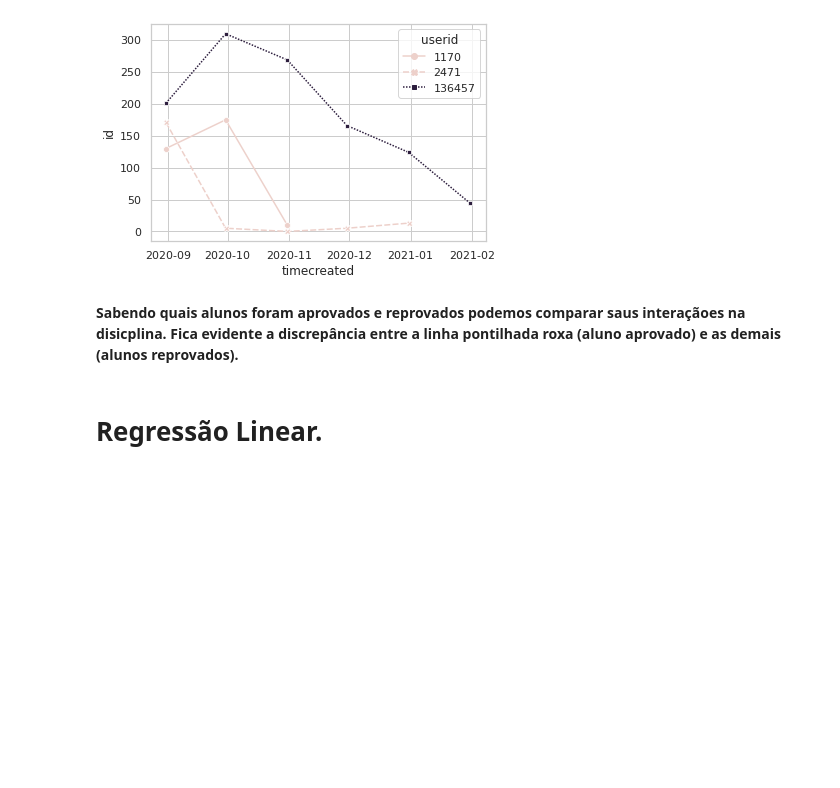
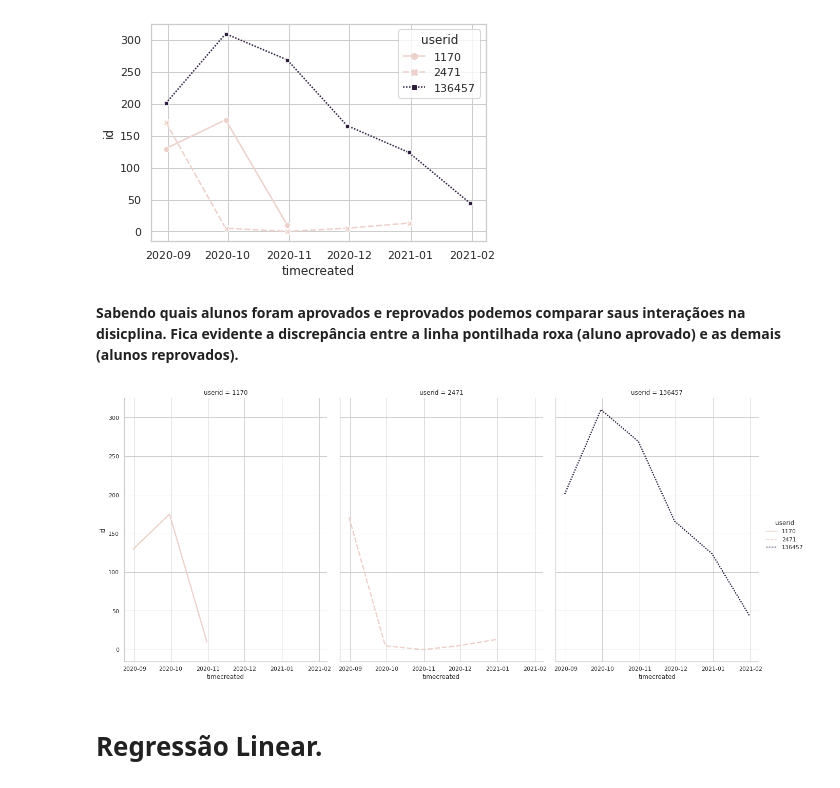
Before and after one commit to atp/edisc-analytics, a Jupyter notebook: Analise_de_Engajamento2.ipynb, the cells around one changed output. Drawn from its saved outputs; the diff is of its cells as text; code cells hidden in the pictures; blank space fills up the shorter version.

```diff
--- a/Analise_de_Engajamento2.ipynb
+++ b/Analise_de_Engajamento2.ipynb
@@ -398,6 +403,13 @@ sns.lineplot(data=data,x='timecreated',y='id',hue='userid',style ='userid',marke
 [figure]
 # %% [markdown]
 **Sabendo quais alunos foram aprovados e reprovados podemos comparar saus interaçãoes na disicplina. Fica evidente a discrepância entre a linha pontilhada roxa (aluno aprovado) e as demais (alunos reprovados).**
+# %%
+sns.relplot(x="timecreated", y="id", hue="userid", style="userid",
+            col="userid", col_wrap=3,
+            height=8, aspect=.75, linewidth=2.5,
+            kind="line", data=data);
+# %% [output]
+[figure, added]
 # %% [markdown]
 # Regressão Linear.
 # %%
```
Also changed, not shown: parts of 2 cells of this notebook.
